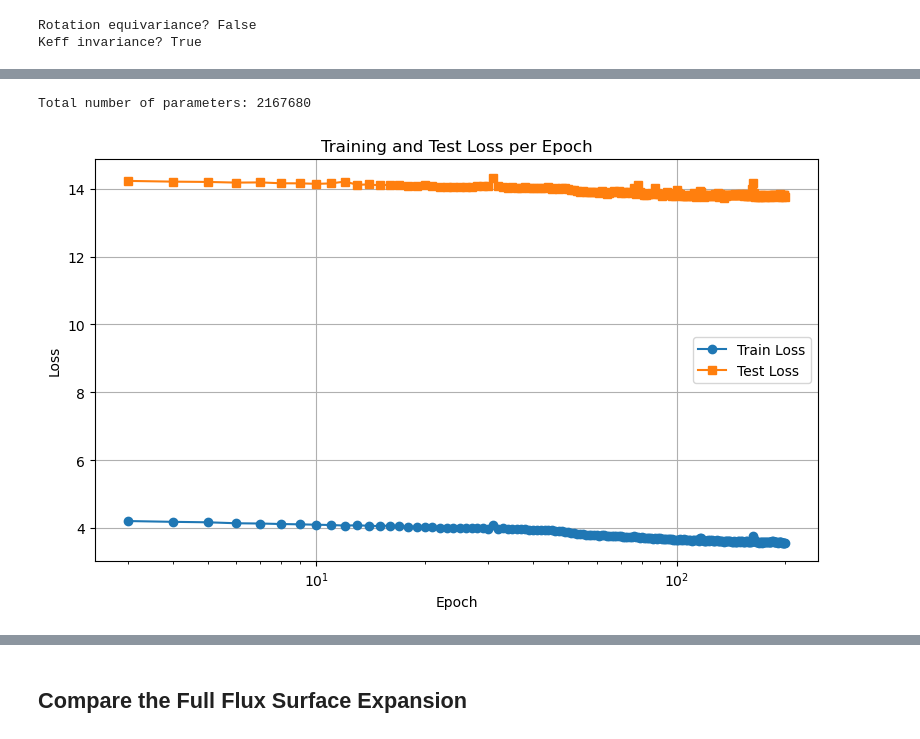
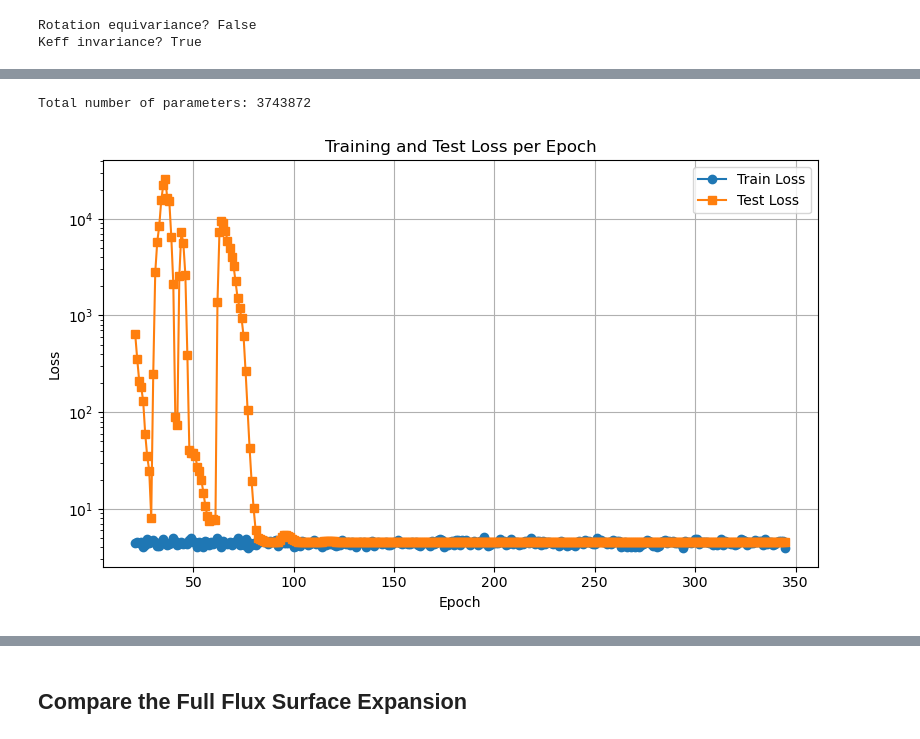
Before and after one commit to mlouis9/pincell_moment_utils, a Jupyter notebook: ml_model/new_equivariant_model.ipynb, the cells around one changed output, grey strips where cells are left out. Saved outputs shown, nothing was run; the diff lists cells and outputs as text; code cells hidden in the pictures.

Commit message:
Added sample randomization, and fixed bugs involving the scheduler, and lack of randomization in the training data

```diff
--- a/ml_model/new_equivariant_model.ipynb
+++ b/ml_model/new_equivariant_model.ipynb
@@ -163,7 +173,8 @@ class SymmetryEquivariantCNNLayer(nn.Module):
             self.padding = kernel_size[0] // 2
         else:
             self.padding = padding
-        self.norm = nn.BatchNorm3d(out_channels)
+
+        self.norm = nn.GroupNorm(num_groups=1, num_channels=out_channels)
         self.activation = nn.ReLU()
 
     def forward(self, x):
@@ -785,9 +868,9 @@ train_set = TensorDataset(X_flux_train, X_wts_train, Y_flux_train, Y_pow_train,
 test_set  = TensorDataset(X_flux_test,  X_wts_test,  Y_flux_test,  Y_pow_test,  Y_keff_test,  Y_wts_test)
 
 # === 2. Create DataLoaders ===
-batch_size = 1000
+batch_size = 500
 
-train_loader = DataLoader(train_set, batch_size=batch_size)  # full-batch for now
+train_loader = DataLoader(train_set, batch_size=batch_size, shuffle=True)  # full-batch for now
 test_loader = DataLoader(test_set, batch_size=len(test_set))
 
 # === 3. Get one full batch from train set to define input_dim ===
@@ -797,22 +880,21 @@ X_flux_train, X_wts_train, Y_flux_train, Y_pow_train, Y_keff_train, Y_wts_train
 X_input_dim = X_flux_train.view(X_flux_train.size(0), -1).size(1) + X_wts_train.size(1)
 hidden_encoder = 64 # Number of channels in first layer of convolution
 hidden_decoder = 48
-hidden = 48
 hidden_dim = 128
 embedding = 48
 model = EquivariantModel(
     hidden_encoder=hidden_encoder,
     encoder_out=embedding,
     option='downsample',
-    num_encoder_layers=2,
+    num_encoder_layers=6,
     gnn_hidden=embedding,
     gnn_out=embedding,
-    num_gnn_layers=3,
+    num_gnn_layers=4,
     hidden_decoder_channels=hidden_decoder,
     hidden_decoder_coef=hidden_dim,
     hidden_decoder_keff=hidden_dim,
     hidden_decoder_pow=hidden_dim,
-    num_decoder_layers=4,
+    num_decoder_layers=6,
     kernel_dim=3
 ).to(device)
 
@@ -836,11 +918,11 @@ model.apply(init_weights)
 num_params = sum(p.numel() for p in model.parameters())
 print(f"Total number of parameters: {num_params}")
 # %% [output]
-Total number of parameters: 2167680
+Total number of parameters: 3743872
 # %%
 from tqdm import tqdm
 
-epochs = 200
+epochs = 1000
 steps_per_epoch = len(train_loader)
 
 optimizer = torch.optim.AdamW(model.parameters(), lr=1e-2)
@@ -862,7 +944,7 @@ scheduler = torch.optim.lr_scheduler.ReduceLROnPlateau(
     optimizer,
     mode='min',              # or 'max'
     factor=0.5,              # new_lr = lr * factor
-    patience=5,             # wait 10 epochs before reducing
+    patience=5,              # wait 5 epochs before reducing
     threshold=1e-4,          # minimum change to count as improvement
     min_lr=1e-6,             # don’t go lower than this
 )
@@ -903,6 +985,7 @@ for epoch in progress_bar:
 
     train_losses.append(loss.item())
     test_losses.append(test_loss.item())
+    scheduler.step(test_loss.item())
     progress_bar.set_description(f"Epoch {epoch}/{epochs}: Train Loss = {loss.item():.4f} | Test Loss = {test_loss.item():.4f}")
 
 # === 8. Evaluate on test set ===
@@ -923,25 +1006,25 @@ print(f"Final Test Loss: {test_loss.item():.4f}")
 # %%
 import matplotlib.pyplot as plt
 
 epochs = range(1, len(train_losses) + 1)
 
 # Skip the very large initial training error
-start_idx = 2
+start_idx = 20
 plt.figure(figsize=(8, 5))
 plt.plot(epochs[start_idx:], train_losses[start_idx:], label='Train Loss', marker='o')
 plt.plot(epochs[start_idx:], test_losses[start_idx:], label='Test Loss', marker='s')
-# plt.yscale('log')
-plt.xscale('log')
+plt.yscale('log')
+# plt.xscale('log')
 plt.xlabel('Epoch')
 plt.ylabel('Loss')
 plt.title('Training and Test Loss per Epoch')
 plt.legend()
 plt.grid()
 plt.tight_layout()
 plt.savefig("loss_curve.png", dpi=300)
 plt.show()
 # %% [output]
-[figure, old version]
+[figure, new version]
 # %%
 class ScaledModelWrapper:
     def __init__(self, model, scalers, device="cpu"):
```
Also changed, not shown: parts of 25 cells of this notebook, 1 other file.
